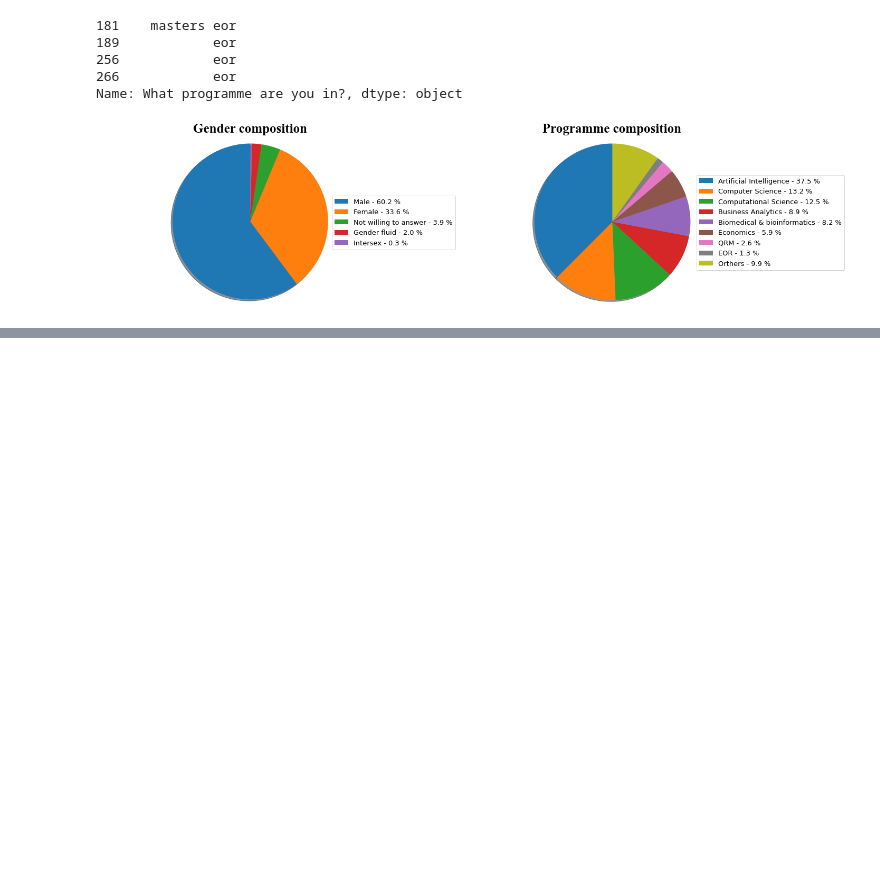
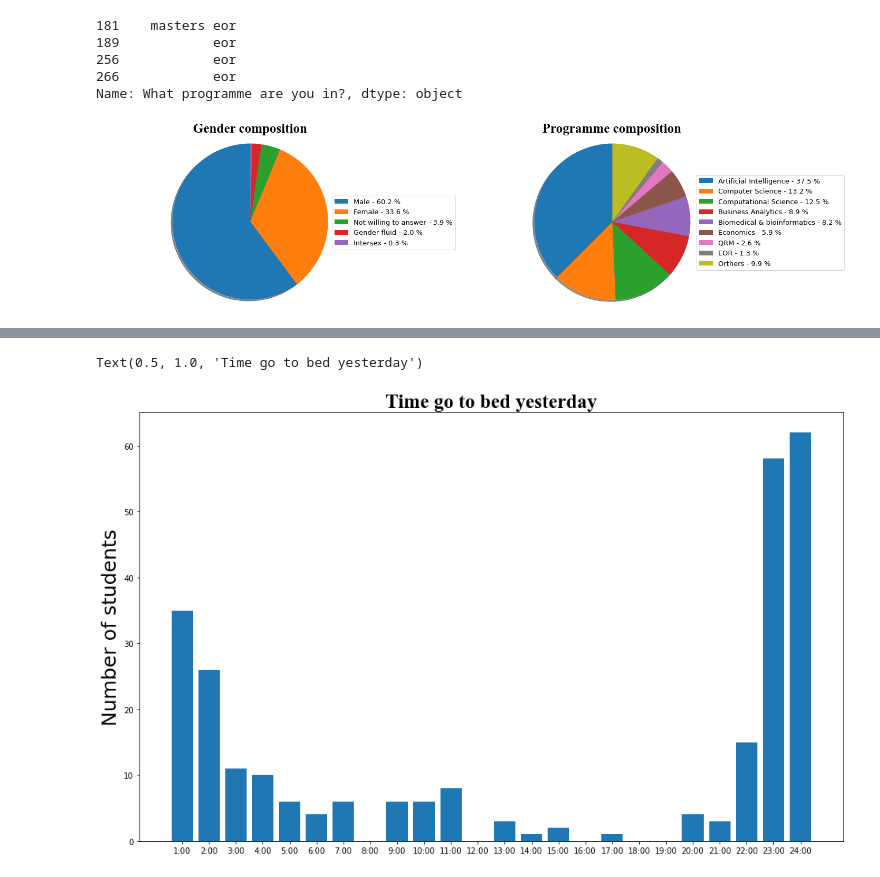
Before and after one commit to Alex-notmyname/MSC-Computational-Science, a Jupyter notebook: Data Mining Techniques/Assignment 1/Assignment_1.ipynb, the cells around one changed output, grey strips where cells are left out. Cells and saved outputs as stored; diff of their text form; code cells hidden in the pictures; blank space fills up the shorter version.

```diff
--- a/Data Mining Techniques/Assignment 1/Assignment_1.ipynb
+++ b/Data Mining Techniques/Assignment 1/Assignment_1.ipynb
@@ -142,0 +228,19 @@ Name: What is your gender?, dtype: object
+# %%
+bedtime = np.zeros(24)
+bed_index = [[], [], [], [], [], [], [], [], [], [], [], [], [], [], [], [], [], [], [], [], [], [], [], []]
+label_bedtime = ['1:00', '2:00', '3:00', '4:00', '5:00', '6:00', '7:00', '8:00', '9:00', '10:00', '11:00', \
+    '12:00', '13:00', '14:00', '15:00', '16:00', '17:00', '18:00', '19:00', '20:00', '21:00', '22:00', '23:00', '24:00', ]
+
+for index, time in df_bedtime.apply(int).items():
+    bedtime[time-1] += 1
+    bed_index[time-1].append(index)
+# %%
+fig3, ax3 = plt.subplots()
+plt.rcParams['figure.figsize'] = (16,10)
+
+ax3.bar(label_bedtime, bedtime)
+ax3.set_ylabel('Number of students', fontsize=25)
+ax3.set_title('Time go to bed yesterday', fontname="Times New Roman", fontweight="bold", fontsize=25)
+# %% [output]
+Text(0.5, 1.0, 'Time go to bed yesterday')
+[figure, added]
```
Also changed, not shown: parts of 21 cells of this notebook, 2 other files.
